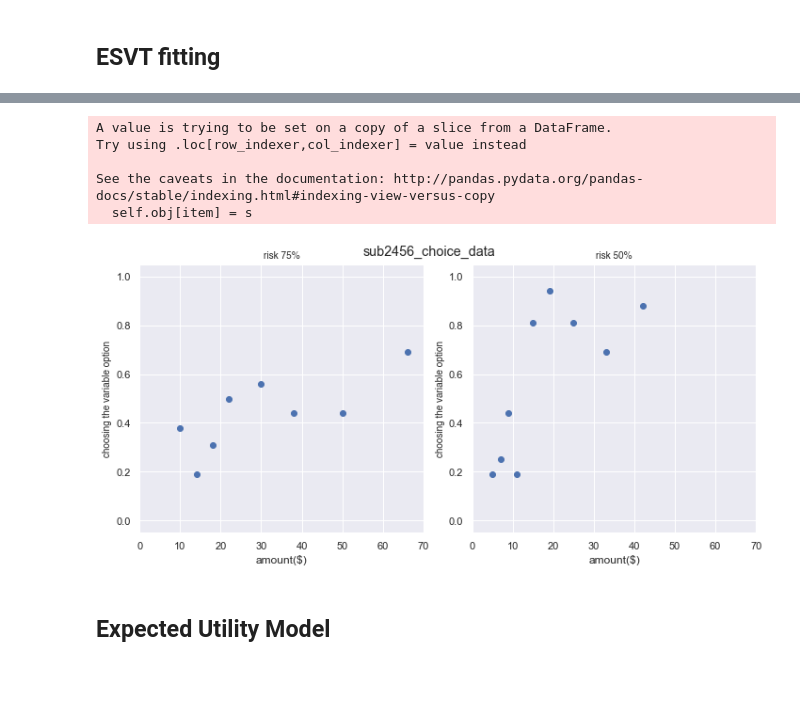
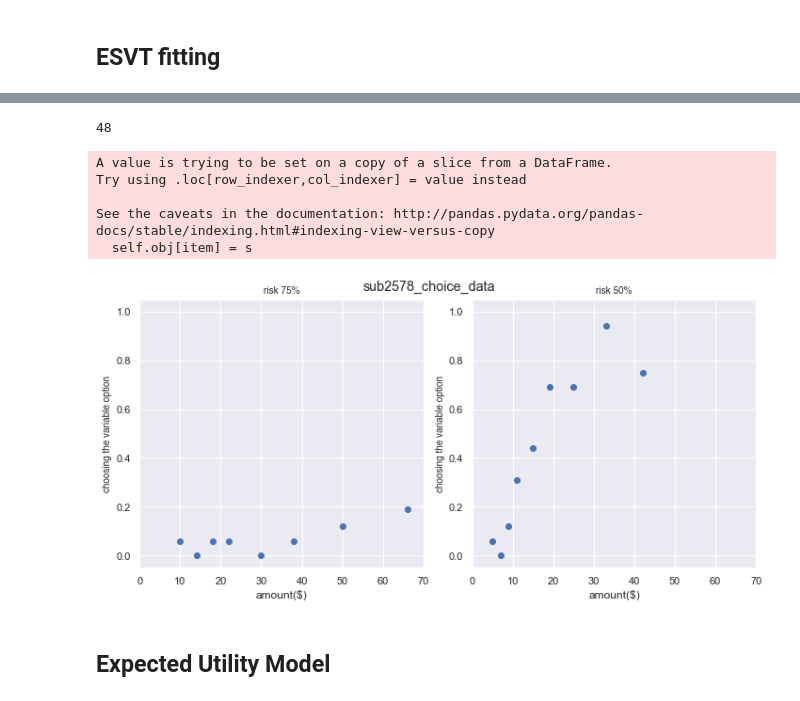
Before and after one commit to zihyunyan/Risk-project, a Jupyter notebook: Dependent Variables.ipynb, the cells around one changed output, grey strips where cells are left out. Drawn from its saved outputs; the diff is of its cells as text; code cells hidden in the pictures.

```diff
--- a/Dependent Variables.ipynb
+++ b/Dependent Variables.ipynb
@@ -31,7 +31,8 @@ def sub_Dict():
         '1520','1527','1532','1536','1541','1721','1722','1737','1741','1788','1791','1810','1812','1833','1934'],
         177:['2310','2316','2318','2323','2338','2339','2340','2348','2353','2356','2357','2358','2377',
             '2378','2381','2383','2385','2386','2387','2388','2389','2390','2391','2394','2395','2396','2399',
-            '2401','2402','2404','2405','2407','2434','2444','2456']})
+            '2401','2402','2404','2405','2407','2434','2444','2456',
+             '2433','2447','2477','2479','2489','2547','2548','2549','2553','2555','2558','2559','2578']})
     return sub_Dict
 
 def GetCohort(subID):
@@ -46,7 +47,8 @@ def subID_list():
         '1520','1527','1532','1536','1541','1721','1722','1737','1741','1788','1791','1810','1812','1833','1934',
             '2310','2316','2318','2323','2338','2339','2340','2348','2353','2356','2357','2358','2377','2378',
              '2381','2383','2385','2386','2387','2388','2389','2390','2391','2394','2395','2396','2399',
-             '2401','2402','2404','2405','2407','2434','2444','2456']
+             '2401','2402','2404','2405','2407','2434','2444','2456',
+            '2433','2447','2477','2479','2489','2547','2548','2549','2553','2555','2558','2559','2578']
     return subID
 # %% [markdown]
 ## ESVT Model
@@ -169,3 +151,8 @@ sub
+# %%
+sub = sub_Dict().get(177)
+len(sub)
+# %% [output]
+48
 # %%
 trialNo = 272
 xx = np.arange(0,trialNo,1)
@@ -177,15 +164,16 @@ s = 5*np.ones((trialNo,1))
 
 
 
-df = raw_data_df(sub[34],177)
+df = raw_data_df(sub[47],177)
+
 df_temp, exog, endog = analysis_data_all(df,272)
 
 
 risk_high = df_temp.query('data_rounds_reward_probability == 0.25').sort_values(by=['data_rounds_reward_value'])
 risk_low = df_temp.query('data_rounds_reward_probability == 0.5').sort_values(by=['data_rounds_reward_value'])
 
-sv_risk_high = sv(xx,p_risk_high,s,res.params[2],res.params[0],res.params[1])
-sv_risk_low = sv(xx,p_risk_low,s,res.params[2],res.params[0],res.params[1])
+#sv_risk_high = sv(xx,p_risk_high,s,res.params[2],res.params[0],res.params[1])
+#sv_risk_low = sv(xx,p_risk_low,s,res.params[2],res.params[0],res.params[1])
 
 risk_high_d = risk_high[['data_rounds_reward_value', 'data_rounds_selected_variable_bet_reward']]
 risk_high_ratio = round(risk_high_d.groupby(risk_high_d.data_rounds_reward_value).sum()/16,2)
@@ -200,33 +188,33 @@ reward_value_risk_high = risk_high_ratio.index.to_list()
 ## Plot
 fig, ax = plt.subplots(figsize=(10, 5))
 #plt.suptitle('sub%s_choice_data\n gamma = %2.2f alpha = %2.2f M = %2.2f'%(sub,res.params[2],res.params[0],res.params[1]), y = 1,fontname="Helvetica", fontsize=12)
-plt.suptitle('sub%s_choice_data'%sub[34])
+plt.suptitle('sub%s_choice_data'%sub[47])
 ax1 = plt.subplot(121)
 
 
 #plt.plot(xx, sv_risk_high,'pink')
 plt.scatter(reward_value_risk_high, risk_high_ratio['data_rounds_selected_variable_bet_reward'])
 ax1.set_xlabel('amount($)')
 ax1.set_ylabel("choosing the variable option", fontname="Helvetica", fontsize=10)
 ax1.set_title("risk 75%", fontname= "Helvetica", fontsize=10,loc='center')
 
 ax2 = plt.subplot(122, sharex=ax1, sharey=ax1)
 
 #plt.plot(xx, sv_risk_low,'pink')
 plt.scatter(reward_value_risk_low, risk_low_ratio['data_rounds_selected_variable_bet_reward'])
 ax2.set_xlabel('amount($)')
 ax2.set_ylabel("choosing the variable option", fontname="Helvetica", fontsize=10)
 ax2.set_title("risk 50%", fontname= "Helvetica", fontsize=10,loc='center')
 plt.subplots_adjust(bottom=-1, right=0.8, top=0.8)
 plt.xlim(0, 70)
 plt.ylim(-0.05,1.05)
 plt.tight_layout()
-plt.savefig('../../Figures/lottery_choice_data/All/ESVT_fitting/sub%s_risk_choice_ESVT.png'%sub[34],dpi=1000)
+plt.savefig('../../Figures/lottery_choice_data/All/ESVT_fitting/sub%s_risk_choice_ESVT.png'%sub[47],dpi=1000)
 plt.show()
 # %% [output]
 A value is trying to be set on a copy of a slice from a DataFrame.
 Try using .loc[row_indexer,col_indexer] = value instead
 
 See the caveats in the documentation: http://pandas.pydata.org/pandas-docs/stable/indexing.html#indexing-view-versus-copy
   self.obj[item] = s
-[figure, old version]
+[figure, new version]
```
Also changed, not shown: parts of 38 cells of this notebook, 1 other file.
